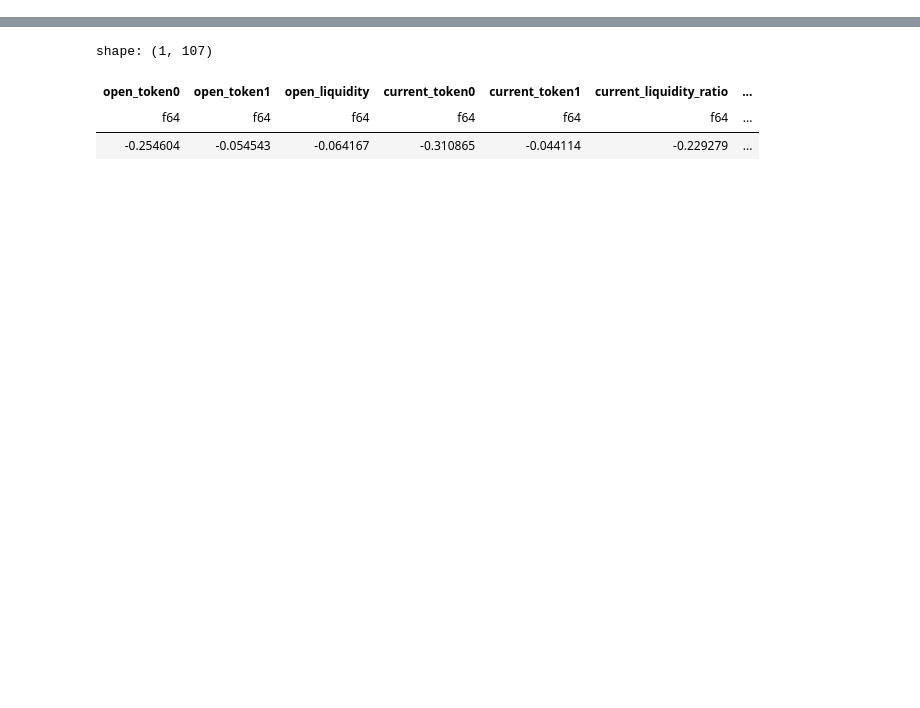
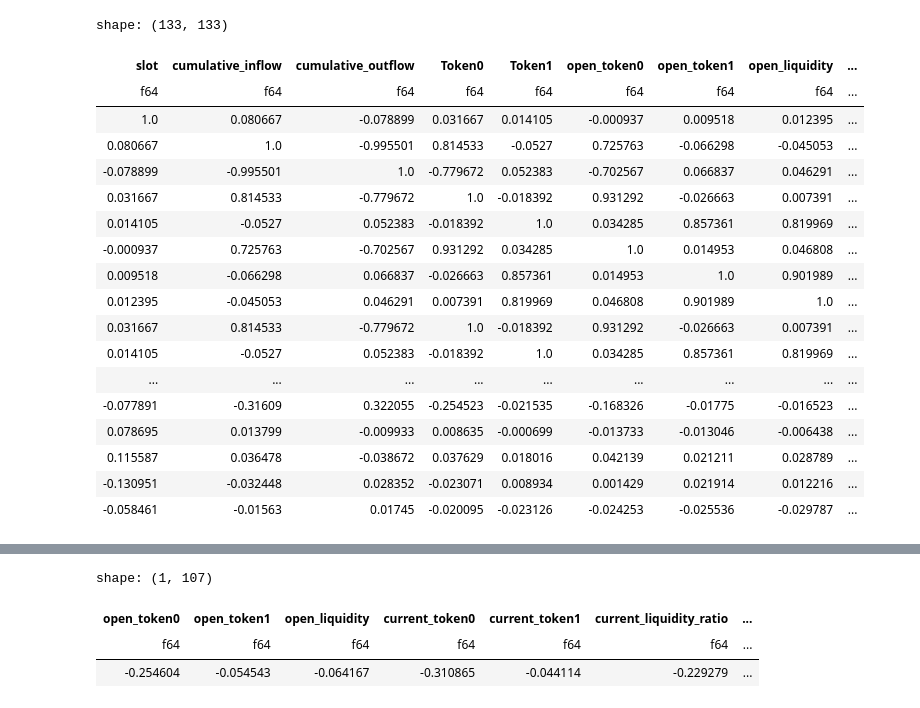
Before and after one commit to aMagicNeko/shitcoin, a Jupyter notebook: shitcoin_analysis/anlysis.ipynb, the cells around one changed output, grey strips where cells are left out. Cells and saved outputs as stored; diff of their text form; code cells hidden in the pictures; blank space fills up the shorter version.

```diff
--- a/shitcoin_analysis/anlysis.ipynb
+++ b/shitcoin_analysis/anlysis.ipynb
@@ -49,0 +11,4 @@ shape: (102913, 91)
+# %%
+from feature_reader import preprocess_data, process_files_randomly
+feature, target = process_files_randomly('processed_data', 10)
+feature, target = preprocess_data(feature, target, feature.columns, target.columns)
@@ -89,0 +94,22 @@ for i in range(len(feature_names)):
+# %%
+feature.corr()
+# %% [output]
+shape: (133, 133)
+| slot | cumulative_inflow | cumulative_outflow | Token0 | Token1 | open_token0 | open_token1 | open_liquidity | ... |
+| f64 | f64 | f64 | f64 | f64 | f64 | f64 | f64 | ... |
+| 1.0 | 0.080667 | -0.078899 | 0.031667 | 0.014105 | -0.000937 | 0.009518 | 0.012395 | ... |
+| 0.080667 | 1.0 | -0.995501 | 0.814533 | -0.0527 | 0.725763 | -0.066298 | -0.045053 | ... |
+| -0.078899 | -0.995501 | 1.0 | -0.779672 | 0.052383 | -0.702567 | 0.066837 | 0.046291 | ... |
+| 0.031667 | 0.814533 | -0.779672 | 1.0 | -0.018392 | 0.931292 | -0.026663 | 0.007391 | ... |
+| 0.014105 | -0.0527 | 0.052383 | -0.018392 | 1.0 | 0.034285 | 0.857361 | 0.819969 | ... |
+| -0.000937 | 0.725763 | -0.702567 | 0.931292 | 0.034285 | 1.0 | 0.014953 | 0.046808 | ... |
+| 0.009518 | -0.066298 | 0.066837 | -0.026663 | 0.857361 | 0.014953 | 1.0 | 0.901989 | ... |
+| 0.012395 | -0.045053 | 0.046291 | 0.007391 | 0.819969 | 0.046808 | 0.901989 | 1.0 | ... |
+| 0.031667 | 0.814533 | -0.779672 | 1.0 | -0.018392 | 0.931292 | -0.026663 | 0.007391 | ... |
+| 0.014105 | -0.0527 | 0.052383 | -0.018392 | 1.0 | 0.034285 | 0.857361 | 0.819969 | ... |
+| ... | ... | ... | ... | ... | ... | ... | ... | ... |
+| -0.077891 | -0.31609 | 0.322055 | -0.254523 | -0.021535 | -0.168326 | -0.01775 | -0.016523 | ... |
+| 0.078695 | 0.013799 | -0.009933 | 0.008635 | -0.000699 | -0.013733 | -0.013046 | -0.006438 | ... |
+| 0.115587 | 0.036478 | -0.038672 | 0.037629 | 0.018016 | 0.042139 | 0.021211 | 0.028789 | ... |
+| -0.130951 | -0.032448 | 0.028352 | -0.023071 | 0.008934 | 0.001429 | 0.021914 | 0.012216 | ... |
+| -0.058461 | -0.01563 | 0.01745 | -0.020095 | -0.023126 | -0.024253 | -0.025536 | -0.029787 | ... |
```
Also changed, not shown: parts of 12 cells of this notebook, 21 other files.
